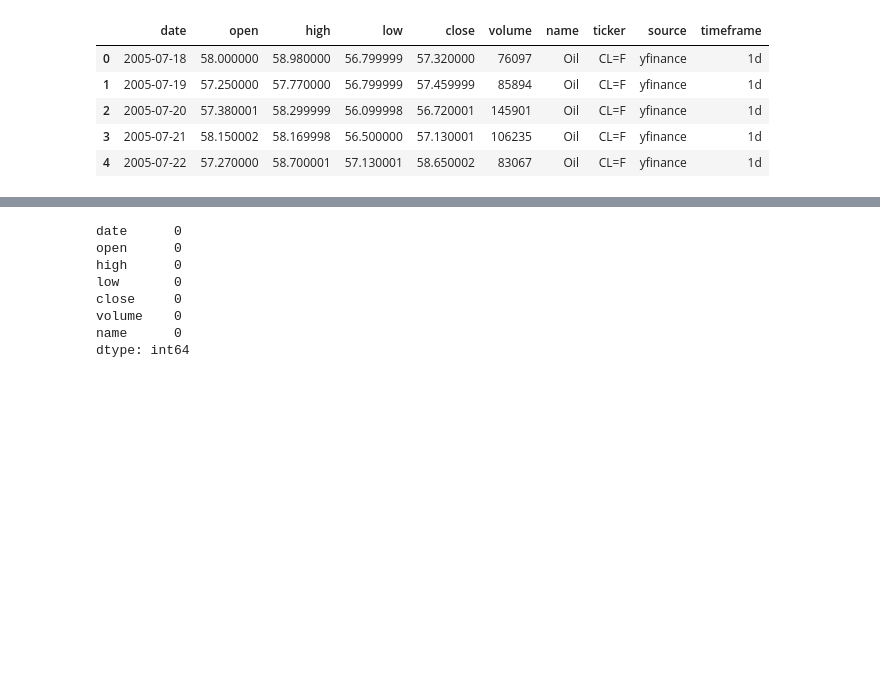
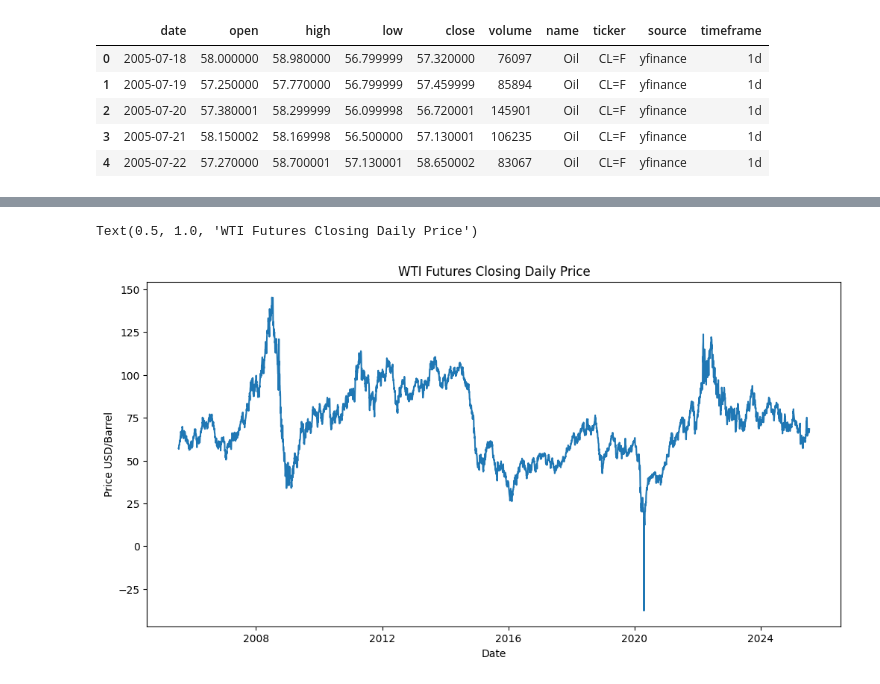
Before and after one commit to dgalassi99/commodity_lab, a Jupyter notebook: projects/oil_analysis/oil_analysis.ipynb, the cells around one changed output, grey strips where cells are left out. Drawn from its saved outputs; the diff is of its cells as text; code cells hidden in the pictures; blank space fills up the shorter version.

```diff
--- a/projects/oil_analysis/oil_analysis.ipynb
+++ b/projects/oil_analysis/oil_analysis.ipynb
@@ -148,10 +140,10 @@ The main goal of this substage is to check the price and volatility evolution, t
 # %%
+# oil price trend
+plt.figure(figsize=(12,6))
+plt.plot(df.date,df.close)
+plt.xlabel('Date')
+plt.ylabel('Price USD/Barrel')
+plt.title('WTI Futures Closing Daily Price')
 # %% [output]
-date      0
-open      0
-high      0
-low       0
-close     0
-volume    0
-name      0
-dtype: int64
+Text(0.5, 1.0, 'WTI Futures Closing Daily Price')
+[figure, added]
```
Also changed, not shown: parts of 19 cells of this notebook.
